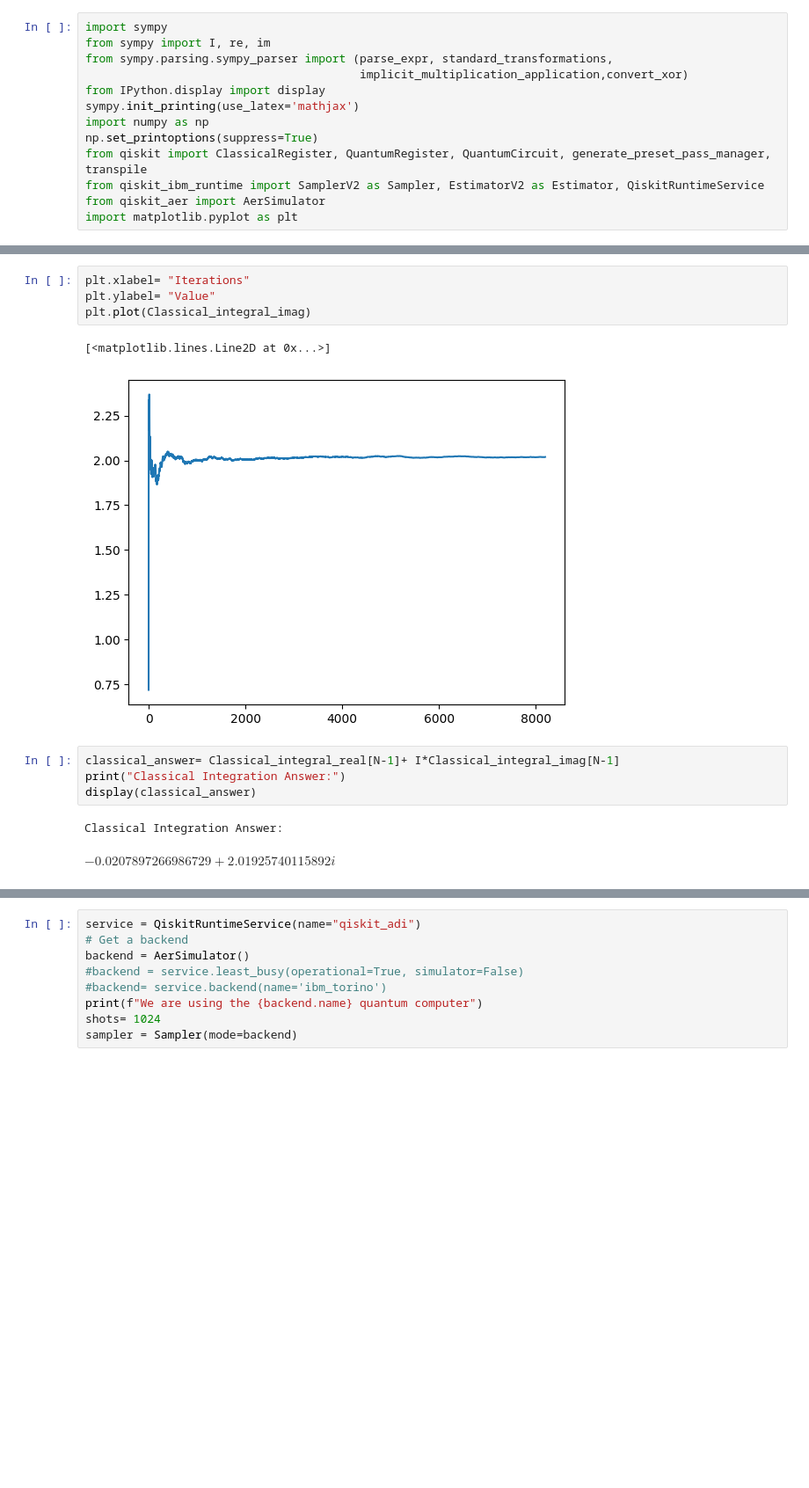
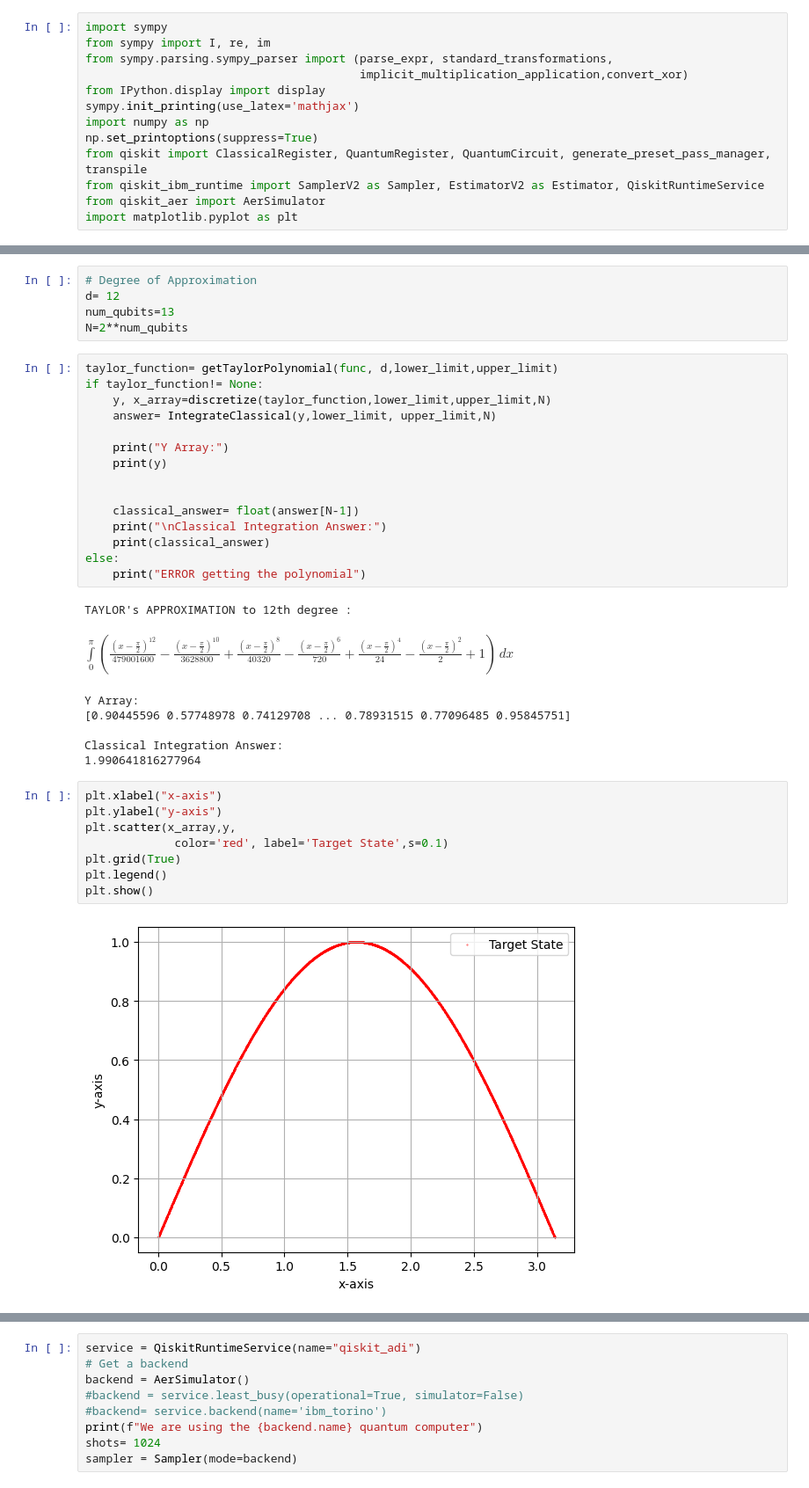
Before and after one commit to Adithya2685-git/Quantum-General-Integration-Algorithm, a Jupyter notebook: MCI.ipynb, the cells around one changed output, grey strips where cells are left out. Shown at 88% size. Cells and saved outputs as stored; diff of their text form; blank space fills up the shorter version.

Commit message:
classical-done

```diff
--- a/MCI.ipynb
+++ b/MCI.ipynb
@@ -131,14 +98,38 @@ if func_imag!=0:
-# %%
-plt.xlabel= "Iterations"
-plt.ylabel= "Value"
-plt.plot(Classical_integral_imag)
-# %% [output]
-[<matplotlib.lines.Line2D at 0x...>]
-[figure, removed]
+# %%
+# Degree of Approximation
+d= 12
+num_qubits=13
+N=2**num_qubits
 # %%
-classical_answer= Classical_integral_real[N-1]+ I*Classical_integral_imag[N-1]
-print("Classical Integration Answer:")
-display(classical_answer)
+taylor_function= getTaylorPolynomial(func, d,lower_limit,upper_limit)
+if taylor_function!= None:
+    y, x_array=discretize(taylor_function,lower_limit,upper_limit,N)
+    answer= IntegrateClassical(y,lower_limit, upper_limit,N)
+
+    print("Y Array:")
+    print(y)
+
+
+    classical_answer= float(answer[N-1])
+    print("\nClassical Integration Answer:")
+    print(classical_answer)
+else:
+    print("ERROR getting the polynomial")
 # %% [output]
-Classical Integration Answer:
+TAYLOR's APPROXIMATION to 12th degree :
-$\displaystyle -0.0207897266986729 + 2.01925740115892 i$
+$\displaystyle \int\limits_{0}^{\pi} \left(\frac{\left(x - \frac{\pi}{2}\right)^{12}}{479001600} - \frac{\left(x - \frac{\pi}{2}\right)^{10}}{3628800} + \frac{\left(x - \frac{\pi}{2}\right)^{8}}{40320} - \frac{\left(x - \frac{\pi}{2}\right)^{6}}{720} + \frac{\left(x - \frac{\pi}{2}\right)^{4}}{24} - \frac{\left(x - \frac{\pi}{2}\right)^{2}}{2} + 1\right)\, dx$
+Y Array:
+[0.90445596 0.57748978 0.74129708 ... 0.78931515 0.77096485 0.95845751]
+
+Classical Integration Answer:
+1.990641816277964
+# %%
+plt.xlabel("x-axis")
+plt.ylabel("y-axis")
+plt.scatter(x_array,y,
+             color='red', label='Target State',s=0.1)
+plt.grid(True)
+plt.legend()
+plt.show()
+# %% [output]
+[figure, added]
```
Also changed, not shown: parts of 9 cells of this notebook.
